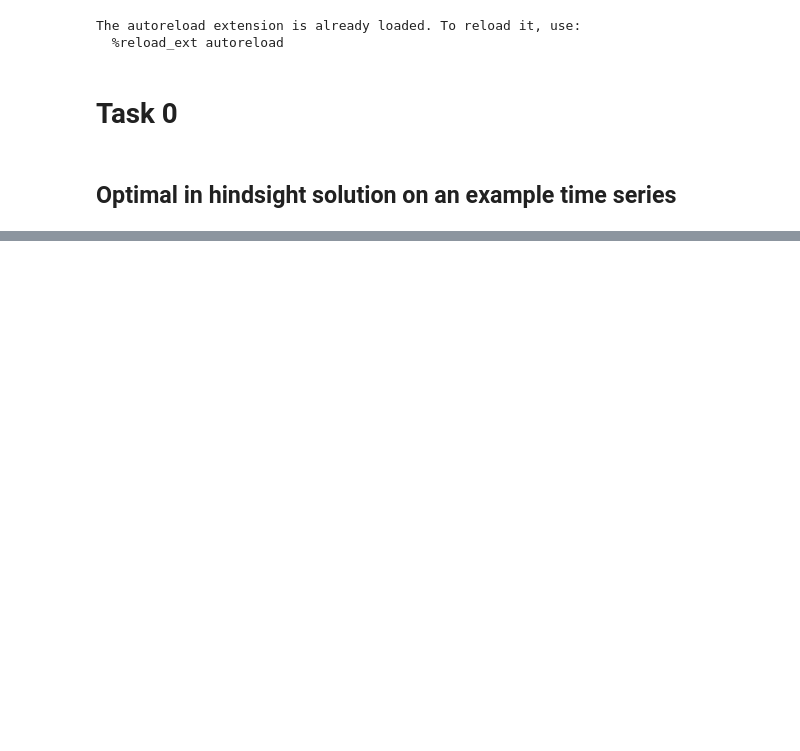
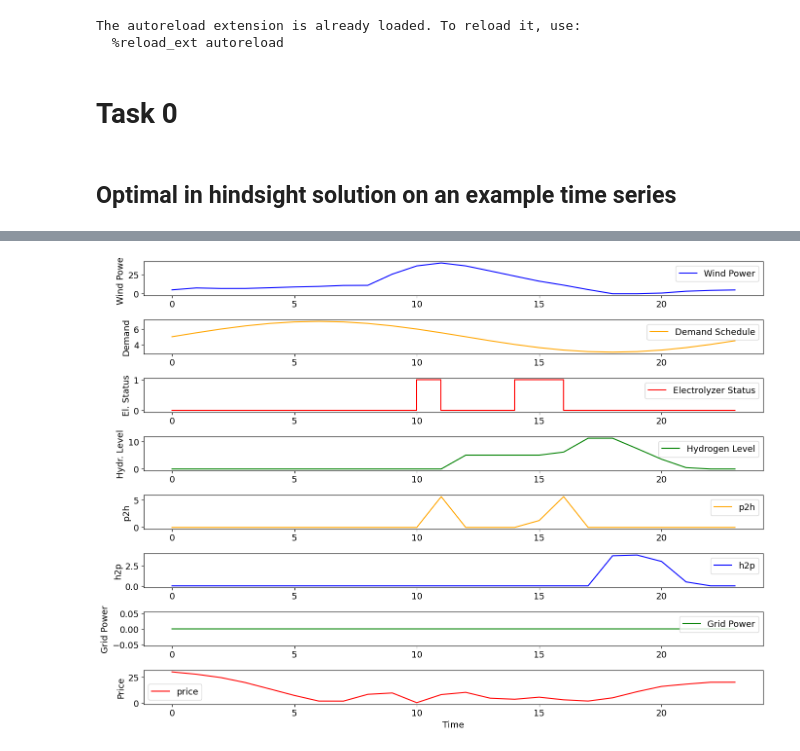
Before and after one commit to PK1725/02435_DMUU, a Jupyter notebook: assignment_A/task_0.ipynb, the cells around one changed output, grey strips where cells are left out. Saved outputs shown, nothing was run; the diff lists cells and outputs as text; code cells hidden in the pictures; blank space fills up the shorter version.

```diff
--- a/assignment_A/task_0.ipynb
+++ b/assignment_A/task_0.ipynb
@@ -153,0 +158,77 @@ plt.show()
+# %%
+selected_prices = prices[0]
+selected_winds = winds[0]
+
+results,model = solve_model(selected_prices,selected_winds,T,0,0)
+
+# Check if an optimal solution was found
+if results.solver.termination_condition == TerminationCondition.optimal:
+    print("Optimal solution found")
+
+    # Print out variable values and objective value
+    print("Variable values:")
+    p_grid_values = [value(model.p_grid[t]) for t in range(T)]
+    e_h2p_values = [value(model.e_h2p[t]) for t in range(T)]
+    e_p2h_values = [value(model.e_p2h[t]) for t in range(T)]
+    e_on_values = [value(model.e_on[t]) for t in range(-1,T-1)]
+    h_values = [value(model.h[t]) for t in range(T)]
+    print(f"\nObjective value: {value(model.profit):.3f}\n")
+else:
+    print("No optimal solution found.")
+
+times = range(T)
+wind_trajectory = selected_winds
+price_trajectory = selected_prices
+
+# Plot results
+plt.figure(figsize=(14, 10))
+
+plt.subplot(8, 1, 1)
+plt.plot(times, wind_trajectory, label="Wind Power", color="blue")
+plt.ylabel("Wind Power")
+plt.legend()
+
+plt.subplot(8, 1, 2)
+plt.plot(times, data['demand_schedule'], label="Demand Schedule", color="orange")
+plt.ylabel("Demand")
+plt.legend()
+
+plt.subplot(8, 1, 3)
+plt.step(times, e_on_values[1:]+ [e_on_values[-1]], label="Electrolyzer Status", color="red", where="post")
+plt.ylabel("El. Status")
+plt.legend()
+
+
+plt.subplot(8, 1, 4)
+plt.plot(times, h_values, label="Hydrogen Level", color="green")
+plt.ylabel("Hydr. Level")
+plt.legend()
+
+
+plt.subplot(8, 1, 5)
+plt.plot(times, e_p2h_values, label="p2h", color="orange")
+plt.ylabel("p2h")
+plt.legend()
+
+
+plt.subplot(8, 1, 6)
+plt.plot(times, e_h2p_values, label="h2p", color="blue")
+plt.ylabel("h2p")
+plt.legend()
+
+
+plt.subplot(8, 1, 7)
+plt.plot(times, p_grid_values, label="Grid Power", color="green")
+plt.ylabel("Grid Power")
+plt.legend()
+
+plt.subplot(8, 1, 8)
+plt.plot(times, price_trajectory, label="price", color="red")
+plt.ylabel("Price")
+plt.xlabel("Time")
+plt.legend()
+
+plt.tight_layout()
+plt.savefig("figures/task_0_2.pdf", format="pdf", bbox_inches="tight")
+plt.show()
+# %% [output]
@@ -153,0 +239 @@ plt.show()
+[figure, added]
```
Also changed, not shown: parts of 6 cells of this notebook, 4 other files.
